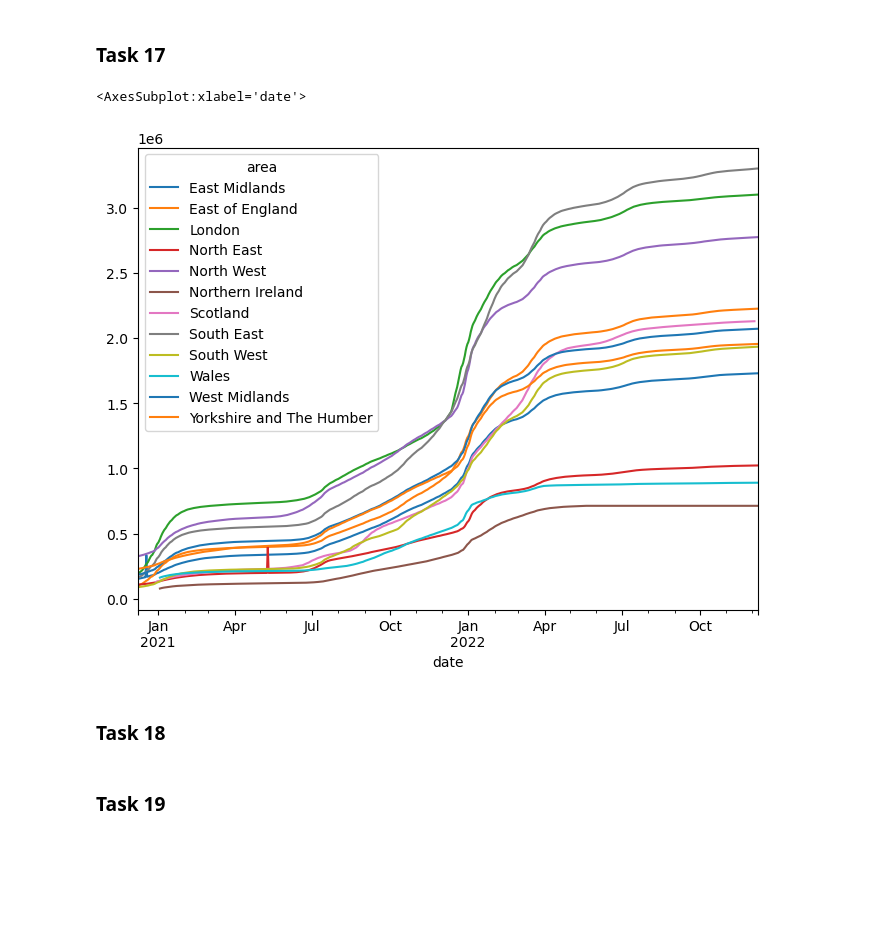
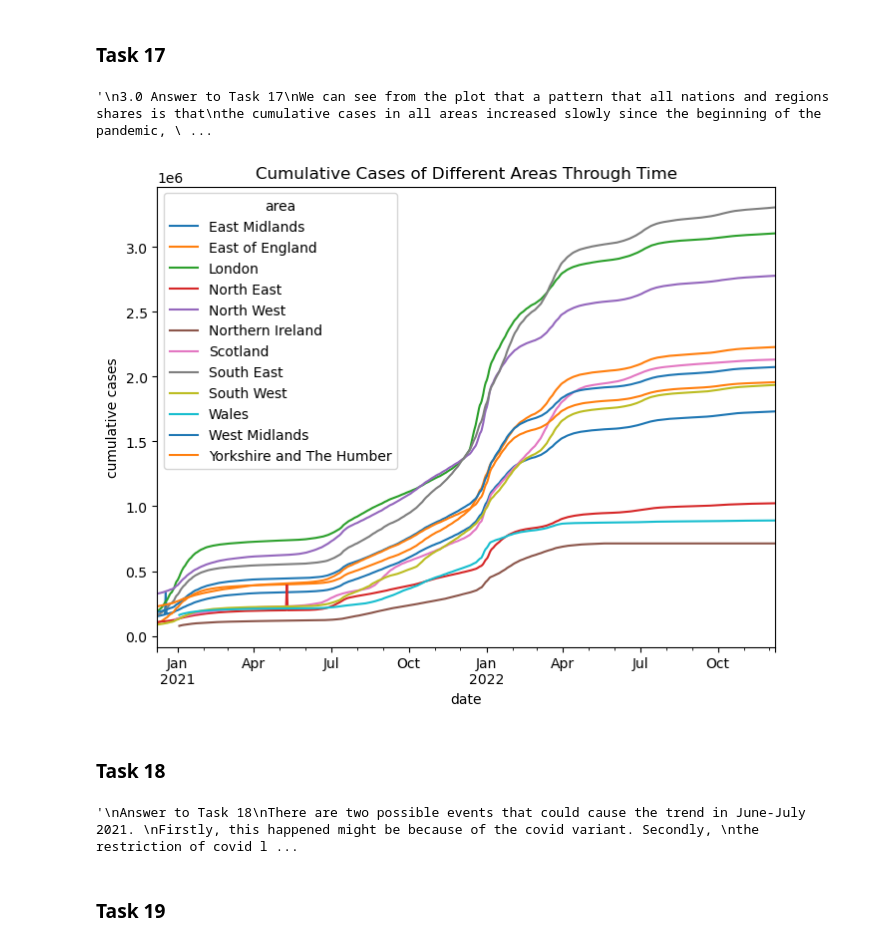
Before and after one commit to congrendai/CW2_for_computer_programing, a Jupyter notebook: CW2_A1.ipynb, the cells around one changed output. Saved outputs shown, nothing was run; the diff lists cells and outputs as text; code cells hidden in the pictures; blank space fills up the shorter version.

```diff
--- a/CW2_A1.ipynb
+++ b/CW2_A1.ipynb
@@ -270,12 +301,36 @@ is almost the same as the cumulative cases in London. Whereas
 # %% [markdown]
 ### Task 17
-# %%
-cumulative_cases_of_different_areas = covid_data_with_new_Northern_Ireland_data.groupby(["date","area"])["cumulative_cases"].sum().unstack()
-cumulative_cases_of_different_areas.plot(figsize=(8, 6))
-# %% [output]
-<AxesSubplot:xlabel='date'>
-[figure, removed]
+# %%
+# 1.0 Intermediate dataframe
+cumulative_cases_of_different_areas = covid_data.groupby(["date","area"])["cumulative_cases"].sum().unstack()
+
+# 2.0 Plot to intermediate dataframe
+cumulative_cases_of_different_areas.plot(figsize=(8, 6), title = "Cumulative Cases of Different Areas Through Time", ylabel="cumulative cases", xlabel="date")
+
+"""
+3.0 Answer to Task 17
+We can see from the plot that a pattern that all nations and regions shares is that
+the cumulative cases in all areas increased slowly since the beginning of the pandemic,
+and then increased rapidly from July 2021 to April 2022, after which the cumulative cases
+increased slowly and then plateaud to the end of the year. However, the cumulative cases
+in North East had a spur in the beginning of the May 2021.
+"""
+# %% [output]
+'\n3.0 Answer to Task 17\nWe can see from the plot that a pattern that all nations and regions shares is that\nthe cumulative cases in all areas increased slowly since the beginning of the pandemic, \ ...
+[figure, added]
 # %% [markdown]
 ### Task 18
+# %%
+"""
+Answer to Task 18
+There are two possible events that could cause the trend in June-July 2021.
+
+Firstly, this happened might be because of the covid variant.
+
+Secondly, the restriction of covid lockdown was lifted in England on 19 July 2021,
+which could lead to a constant increase in the cumulative cases in England until April 2022.
+"""
+# %% [output]
+'\nAnswer to Task 18\nThere are two possible events that could cause the trend in June-July 2021. \nFirstly, this happened might be because of the covid variant. Secondly, \nthe restriction of covid l ...
 # %% [markdown]
 ### Task 19
```
Also changed, not shown: parts of 11 cells of this notebook.
